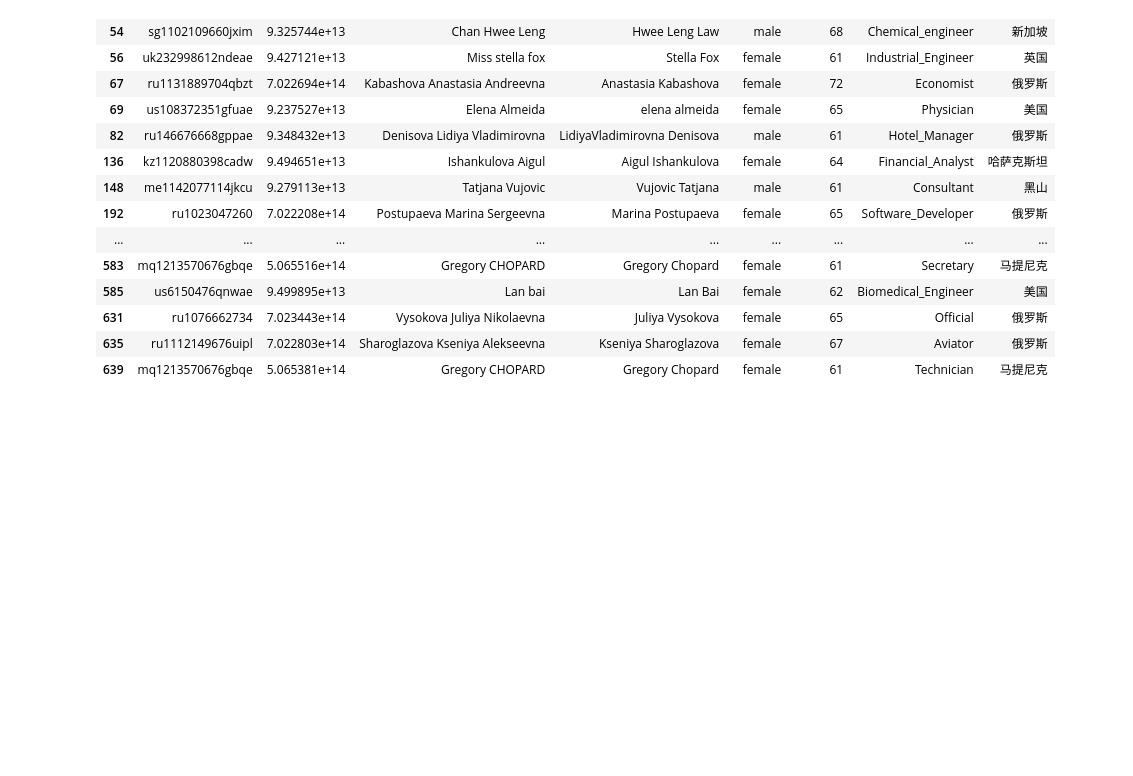
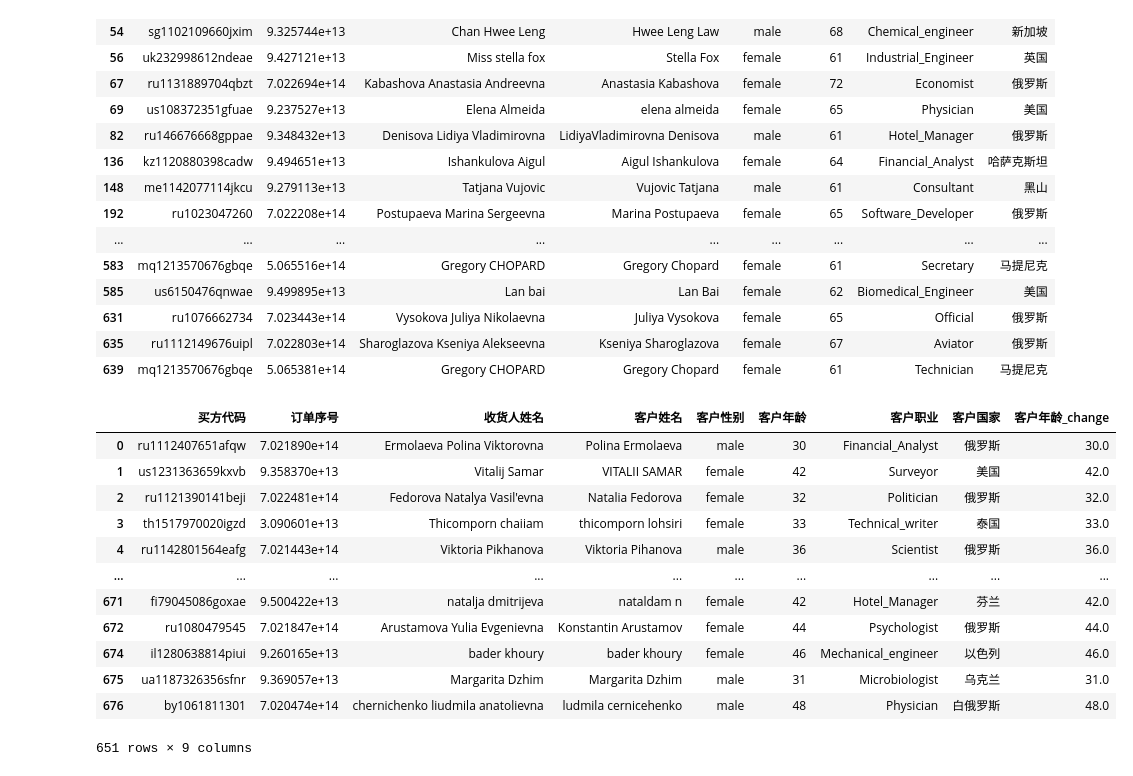
Before and after one commit to 55Curry/rfm_easy, a Jupyter notebook: hw01.ipynb, the cells around one changed output. Drawn from its saved outputs; the diff is of its cells as text; code cells hidden in the pictures; blank space fills up the shorter version.

```diff
--- a/hw01.ipynb
+++ b/hw01.ipynb
@@ -198,7 +198,7 @@ order_outliers
 # %%
 buyer_outlier_condition = (buyer['客户年龄'] < buyer_quartile('客户年龄')[0]) | (buyer['客户年龄'] > buyer_quartile('客户年龄')[1])
 buyer_outliers = buyer[buyer_outlier_condition]
-buyer['客户年龄'] = np.clip(buyer['客户年龄'], a_min=buyer_quartile('客户年龄')[0], a_max=buyer_quartile('客户年龄')[1])
+buyer['客户年龄_change'] = np.clip(buyer['客户年龄'], a_min=buyer_quartile('客户年龄')[0], a_max=buyer_quartile('客户年龄')[1])
 buyer_outliers
 # %% [output]
 |  | 买方代码 | 订单序号 | 收货人姓名 | 客户姓名 | 客户性别 | 客户年龄 | 客户职业 | 客户国家 |
@@ -218,3 +218,19 @@ buyer_outliers
 | 631 | ru1076662734 | 7.023443e+14 | Vysokova Juliya Nikolaevna | Juliya Vysokova | female | 65 | Official | 俄罗斯 |
 | 635 | ru1112149676uipl | 7.022803e+14 | Sharoglazova Kseniya Alekseevna | Kseniya Sharoglazova | female | 67 | Aviator | 俄罗斯 |
 | 639 | mq1213570676gbqe | 5.065381e+14 | Gregory CHOPARD | Gregory Chopard | female | 61 | Technician | 马提尼克 |
+# %%
+buyer
+# %% [output]
+|  | 买方代码 | 订单序号 | 收货人姓名 | 客户姓名 | 客户性别 | 客户年龄 | 客户职业 | 客户国家 | 客户年龄_change |
+| 0 | ru1112407651afqw | 7.021890e+14 | Ermolaeva Polina Viktorovna | Polina Ermolaeva | male | 30 | Financial_Analyst | 俄罗斯 | 30.0 |
+| 1 | us1231363659kxvb | 9.358370e+13 | Vitalij Samar | VITALII SAMAR | female | 42 | Surveyor | 美国 | 42.0 |
+| 2 | ru1121390141beji | 7.022481e+14 | Fedorova Natalya Vasil'evna | Natalia Fedorova | female | 32 | Politician | 俄罗斯 | 32.0 |
+| 3 | th1517970020igzd | 3.090601e+13 | Thicomporn chaiiam | thicomporn lohsiri | female | 33 | Technical_writer | 泰国 | 33.0 |
+| 4 | ru1142801564eafg | 7.021443e+14 | Viktoria Pikhanova | Viktoria Pihanova | male | 36 | Scientist | 俄罗斯 | 36.0 |
+| ... | ... | ... | ... | ... | ... | ... | ... | ... | ... |
+| 671 | fi79045086goxae | 9.500422e+13 | natalja dmitrijeva | nataldam n | female | 42 | Hotel_Manager | 芬兰 | 42.0 |
+| 672 | ru1080479545 | 7.021847e+14 | Arustamova Yulia Evgenievna | Konstantin Arustamov | female | 44 | Psychologist | 俄罗斯 | 44.0 |
+| 674 | il1280638814piui | 9.260165e+13 | bader khoury | bader khoury | female | 46 | Mechanical_engineer | 以色列 | 46.0 |
+| 675 | ua1187326356sfnr | 9.369057e+13 | Margarita Dzhim | Margarita Dzhim | male | 31 | Microbiologist | 乌克兰 | 31.0 |
+| 676 | by1061811301 | 7.020474e+14 | chernichenko liudmila anatolievna | ludmila cernicehenko | male | 48 | Physician | 白俄罗斯 | 48.0 |
+651 rows × 9 columns
```
Also changed, not shown: parts of 3 cells of this notebook, 1 other file.
